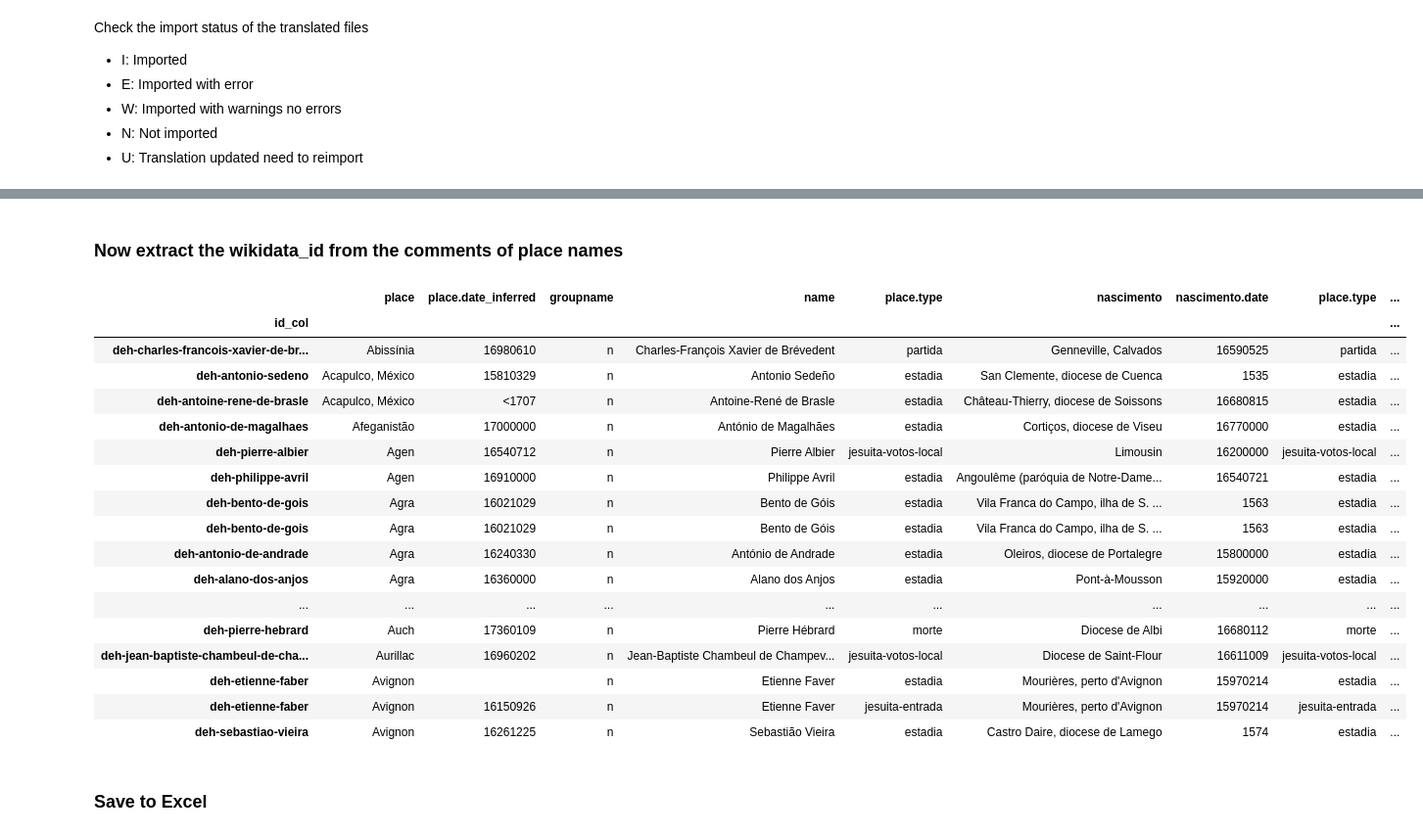
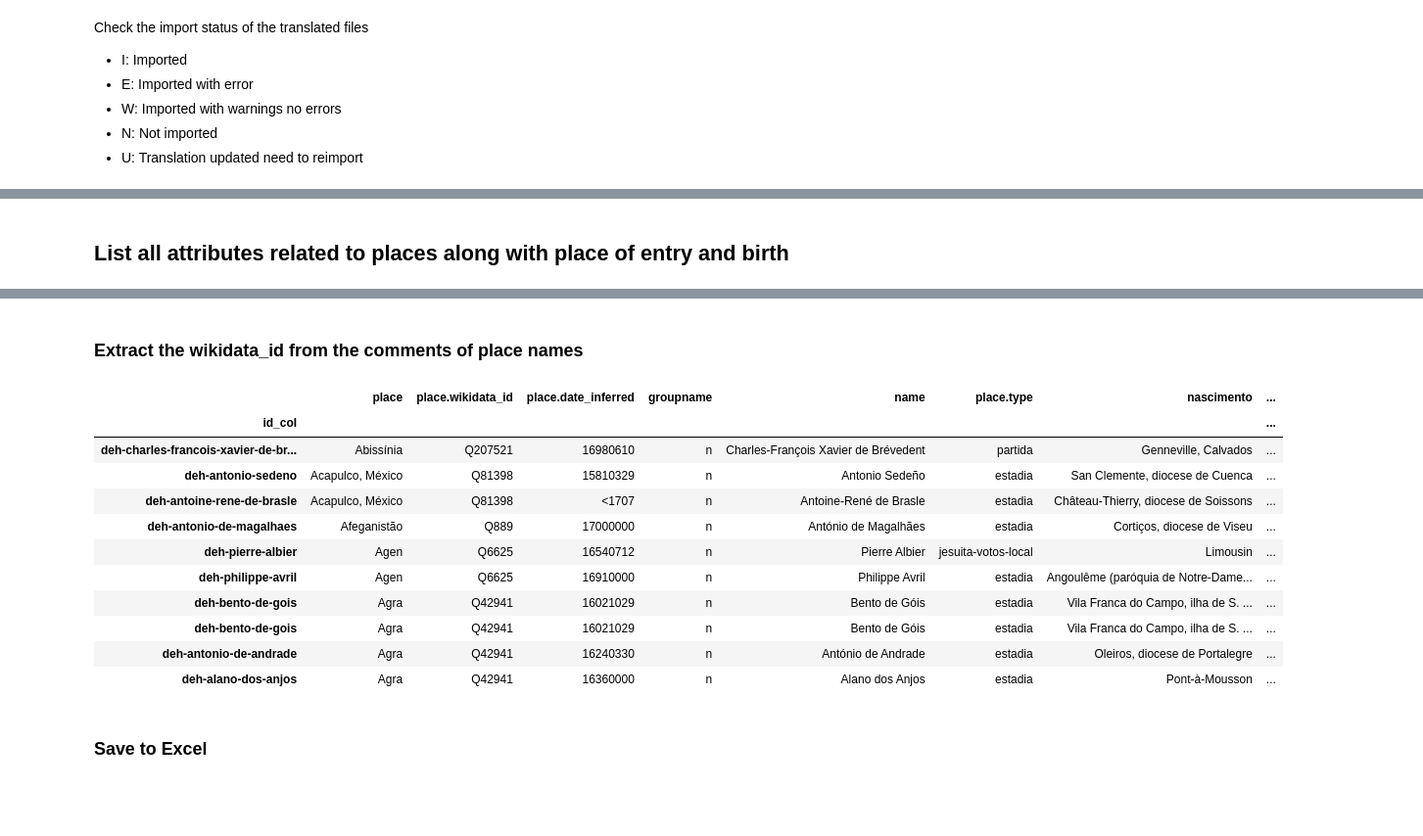
Before and after one commit to joaquimrcarvalho/dehergne-locations, a Jupyter notebook: notebooks/dehergne_analysis.ipynb, the cells around one changed output, grey strips where cells are left out. Shown at 98% size. Drawn from its saved outputs; the diff is of its cells as text; code cells hidden in the pictures; blank space fills up the shorter version.

```diff
--- a/notebooks/dehergne_analysis.ipynb
+++ b/notebooks/dehergne_analysis.ipynb
@@ -117,3 +114,5 @@ place_of_entry_ids = jesuits_of_place.index.tolist()
+# %% [markdown]
+## List all attributes related to places along with place of entry and birth
 # %%
 import pandas as pd
 from timelink.pandas import entities_with_attribute
@@ -190,7 +187,7 @@ Data columns (total 37 columns):
 dtypes: bool(1), int64(4), object(32)
 memory usage: 1.8+ MB
 # %% [markdown]
-### Now extract the wikidata_id from the comments of place names
+### Extract the wikidata_id from the comments of place names
 # %%
 import pandas as pd
 import re
@@ -222,28 +220,22 @@ places_of_stay['place.wikidata_id'] = places_of_stay['place.extra_info'].apply(e
 # %%
 
 # show results
-show_only=100
-cols=['place','place.date_inferred','groupname','name','place.type', 'nascimento', 'nascimento.date', 'place.type','jesuita-entrada', 'jesuita-entrada.date', 'place.date_is_inferred','place.line','place.wikidata_id','place.extra_info']
+show_only=10
+cols=['place','place.wikidata_id','place.date_inferred','groupname','name','place.type', 'nascimento', 'nascimento.date', 'place.type','jesuita-entrada', 'jesuita-entrada.date', 'place.date_is_inferred','place.line','place.extra_info']
 places_of_stay[places_of_stay.groupname=='n'][cols].sort_values(by=['place','place.date_inferred','name',]).head(show_only)
 # %% [output]
-|  | place | place.date_inferred | groupname | name | place.type | nascimento | nascimento.date | place.type | ... |
-| id_col |  |  |  |  |  |  |  |  | ... |
-| deh-charles-francois-xavier-de-br... | Abissínia | 16980610 | n | Charles-François Xavier de Brévedent | partida | Genneville, Calvados | 16590525 | partida | ... |
-| deh-antonio-sedeno | Acapulco, México | 15810329 | n | Antonio Sedeño | estadia | San Clemente, diocese de Cuenca | 1535 | estadia | ... |
-| deh-antoine-rene-de-brasle | Acapulco, México | <1707 | n | Antoine-René de Brasle | estadia | Château-Thierry, diocese de Soissons | 16680815 | estadia | ... |
-| deh-antonio-de-magalhaes | Afeganistão | 17000000 | n | António de Magalhães | estadia | Cortiços, diocese de Viseu | 16770000 | estadia | ... |
-| deh-pierre-albier | Agen | 16540712 | n | Pierre Albier | jesuita-votos-local | Limousin | 16200000 | jesuita-votos-local | ... |
-| deh-philippe-avril | Agen | 16910000 | n | Philippe Avril | estadia | Angoulême (paróquia de Notre-Dame... | 16540721 | estadia | ... |
-| deh-bento-de-gois | Agra | 16021029 | n | Bento de Góis | estadia | Vila Franca do Campo, ilha de S. ... | 1563 | estadia | ... |
-| deh-bento-de-gois | Agra | 16021029 | n | Bento de Góis | estadia | Vila Franca do Campo, ilha de S. ... | 1563 | estadia | ... |
-| deh-antonio-de-andrade | Agra | 16240330 | n | António de Andrade | estadia | Oleiros, diocese de Portalegre | 15800000 | estadia | ... |
-| deh-alano-dos-anjos | Agra | 16360000 | n | Alano dos Anjos | estadia | Pont-à-Mousson | 15920000 | estadia | ... |
-| ... | ... | ... | ... | ... | ... | ... | ... | ... | ... |
-| deh-pierre-hebrard | Auch | 17360109 | n | Pierre Hébrard | morte | Diocese de Albi | 16680112 | morte | ... |
-| deh-jean-baptiste-chambeul-de-cha... | Aurillac | 16960202 | n | Jean-Baptiste Chambeul de Champev... | jesuita-votos-local | Diocese de Saint-Flour | 16611009 | jesuita-votos-local | ... |
-| deh-etienne-faber | Avignon |  | n | Etienne Faver | estadia | Mourières, perto d'Avignon | 15970214 | estadia | ... |
-| deh-etienne-faber | Avignon | 16150926 | n | Etienne Faver | jesuita-entrada | Mourières, perto d'Avignon | 15970214 | jesuita-entrada | ... |
-| deh-sebastiao-vieira | Avignon | 16261225 | n | Sebastião Vieira | estadia | Castro Daire, diocese de Lamego | 1574 | estadia | ... |
+|  | place | place.wikidata_id | place.date_inferred | groupname | name | place.type | nascimento | ... |
+| id_col |  |  |  |  |  |  |  | ... |
+| deh-charles-francois-xavier-de-br... | Abissínia | Q207521 | 16980610 | n | Charles-François Xavier de Brévedent | partida | Genneville, Calvados | ... |
+| deh-antonio-sedeno | Acapulco, México | Q81398 | 15810329 | n | Antonio Sedeño | estadia | San Clemente, diocese de Cuenca | ... |
+| deh-antoine-rene-de-brasle | Acapulco, México | Q81398 | <1707 | n | Antoine-René de Brasle | estadia | Château-Thierry, diocese de Soissons | ... |
+| deh-antonio-de-magalhaes | Afeganistão | Q889 | 17000000 | n | António de Magalhães | estadia | Cortiços, diocese de Viseu | ... |
+| deh-pierre-albier | Agen | Q6625 | 16540712 | n | Pierre Albier | jesuita-votos-local | Limousin | ... |
+| deh-philippe-avril | Agen | Q6625 | 16910000 | n | Philippe Avril | estadia | Angoulême (paróquia de Notre-Dame... | ... |
+| deh-bento-de-gois | Agra | Q42941 | 16021029 | n | Bento de Góis | estadia | Vila Franca do Campo, ilha de S. ... | ... |
+| deh-bento-de-gois | Agra | Q42941 | 16021029 | n | Bento de Góis | estadia | Vila Franca do Campo, ilha de S. ... | ... |
+| deh-antonio-de-andrade | Agra | Q42941 | 16240330 | n | António de Andrade | estadia | Oleiros, diocese de Portalegre | ... |
+| deh-alano-dos-anjos | Agra | Q42941 | 16360000 | n | Alano dos Anjos | estadia | Pont-à-Mousson | ... |
 # %% [markdown]
 ### Save to Excel
 # %%
```
Also changed, not shown: parts of 15 cells of this notebook, 18 other files.
